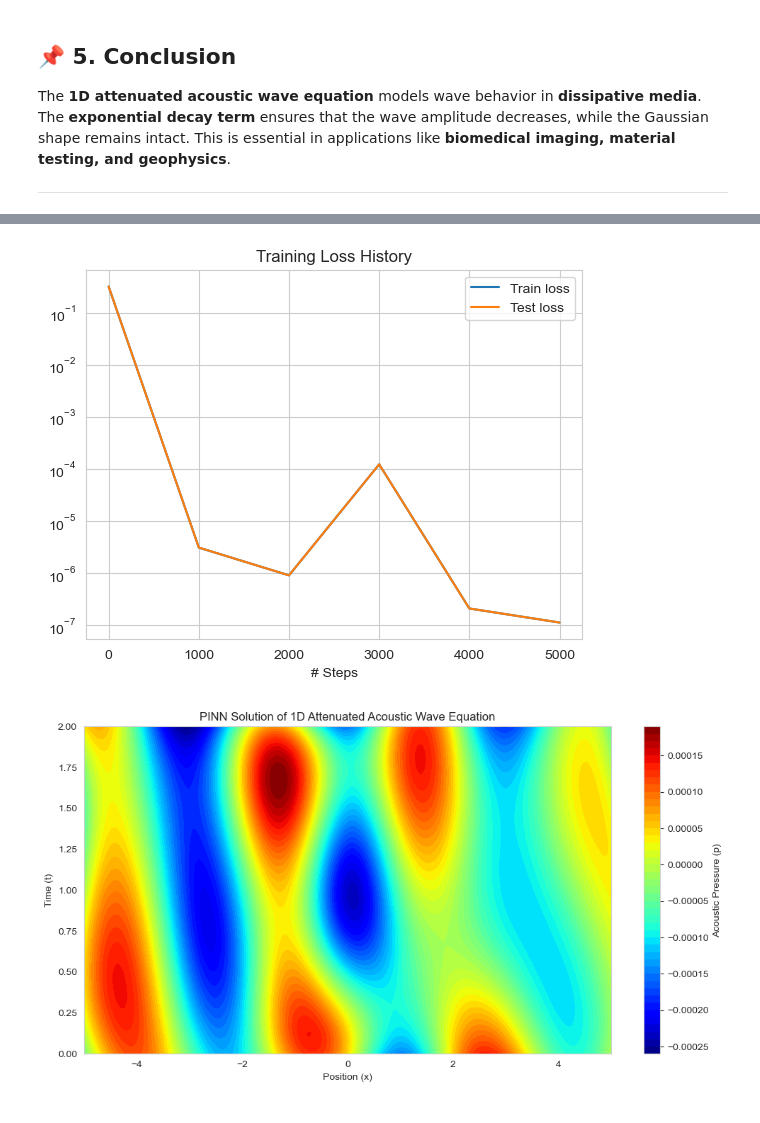
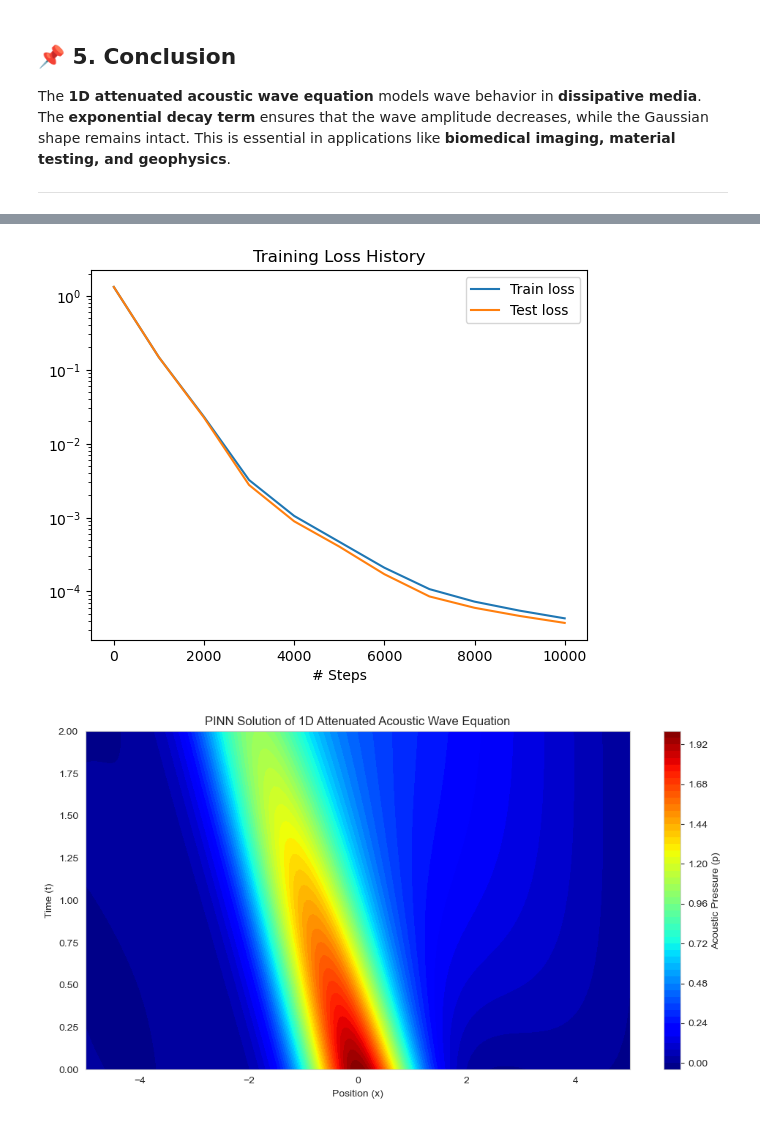
Before and after one commit to A01nkit/Effect-of-acoustic-wave-on-human-tissues, a Jupyter notebook: Untitled.ipynb, the cells around one changed output, grey strips where cells are left out. Saved outputs shown, nothing was run; the diff lists cells and outputs as text; code cells hidden in the pictures.

```diff
--- a/Untitled.ipynb
+++ b/Untitled.ipynb
@@ -130,9 +141,11 @@ from IPython.display import FileLink
 # Set random seed for reproducibility
 dde.config.set_random_seed(42)
 
+
 # Define constants
 c = 1.0       # Speed of sound
 alpha = 0.5   # Attenuation coefficient
+
 
 # Define the PDE
 def pde(x, p):
@@ -141,25 +154,42 @@ def pde(x, p):
     dp_xx = dde.grad.hessian(p, x, i=0, j=0)           # ∂²p/∂x²
     return dp_tt - c**2 * dp_xx + alpha * dp_t
 
+
 # Analytical solution for comparison
 def analytical_solution(x, t, c=1.0, alpha=0.5):
     return np.exp(-alpha * t / 2) * (np.exp(-(x - c * t)**2) + np.exp(-(x + c * t)**2))
 
+##################################
 # Initial condition p(x, 0) = exp(-x^2)
+#def ic_func(x):
+ #   return np.exp(-x**2)
 def ic_func(x):
-    return np.exp(-x**2)
+    return 2*np.exp(-x[:, 0:1]**2)  # p(x,0) = exp(-x²)
+#def ic_func(x):
+    #return np.exp(-(x[:, 0:1] - 1.0)**2) + np.exp(-(x[:, 0:1] + 1.0)**2)  # Two Gaussians at x=-1 and x=1
+# Initial time derivative: ∂p/∂t(x, 0)
+#def initial_dpdt(x):
+    #alpha = 0.5
+    #return -alpha * np.exp(-x[:, 0]**2)
+####################################
 
-# Initial condition and boundary condition
+# Geometry and time domain
 geom = dde.geometry.Interval(-5, 5)
 timedomain = dde.geometry.TimeDomain(0, 2)
 geomtime = dde.geometry.GeometryXTime(geom, timedomain)
 
-# ic = dde.IC(geomtime, ic_func, lambda _, on_initial: on_initial)
-ic = dde.IC(geomtime, lambda x: np.zeros((len(x), 1)), lambda _, on_initial: on_initial)
 
+# Initial condition and boundary condition
 bc = dde.DirichletBC(geomtime, lambda x: 0, lambda _, on_boundary: on_boundary)
+#bc = dde.NeumannBC(geomtime, lambda x: 0, lambda _, on_boundary: on_boundary)
 
-# Data setup
+#ic = dde.IC(geomtime, lambda x: np.zeros((len(x), 1)), lambda _, on_initial: on_initial)
+ic = dde.IC(geomtime, ic_func, lambda _, on_initial: on_initial)
+
+#ic_dpdt = dde.OperatorBC(geomtime, initial_dpdt, lambda x, on_initial: on_initial)
+
+
+# Setting Up Training Data
 data = dde.data.TimePDE(
     geomtime,
     pde,
@@ -168,19 +198,25 @@ data = dde.data.TimePDE(
     num_boundary=100,
     num_initial=100,
     train_distribution="uniform",
+    num_test=1000,
 )
 
-# Neural network
-net = dde.maps.FNN([2] + [50] * 3 + [1], "tanh", "Glorot uniform")
+# Building the Neural Network
+    #net = dde.maps.FNN([2] + [50] * 3 + [1], "tanh", "Glorot uniform")
+    #Input: 2 (x and t).
+    #2 hidden layers with 90 neurons each.
+    #Output: 1 (p).
+net = dde.maps.FNN([2] + [90] * 2 + [1], "tanh", "Glorot normal")
 
 # PINN model
 model = dde.Model(data, net)
 
 # Compile and train the model
-model.compile("adam", lr=1e-3)
-losshistory, train_state = model.train(epochs=5000)
+model.compile("adam", lr=1e-4)
+losshistory, train_state = model.train(epochs=10000)
 
-# Plot loss history
+
+# Plot loss history (Shows how the error decreases over training.)
 dde.utils.plot_loss_history(losshistory)
 plt.title("Training Loss History")
 plt.show()
@@ -246,3 +282,3 @@ Step      Train loss                        Test loss                         Te
-[figure, old version]
+[figure, new version]
-[figure, old version]
+[figure, new version]
 [figure]
```
Also changed, not shown: parts of 5 cells of this notebook.
